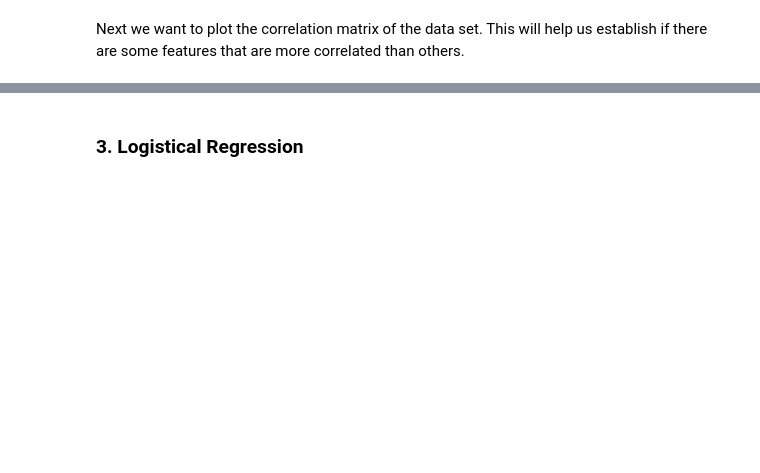
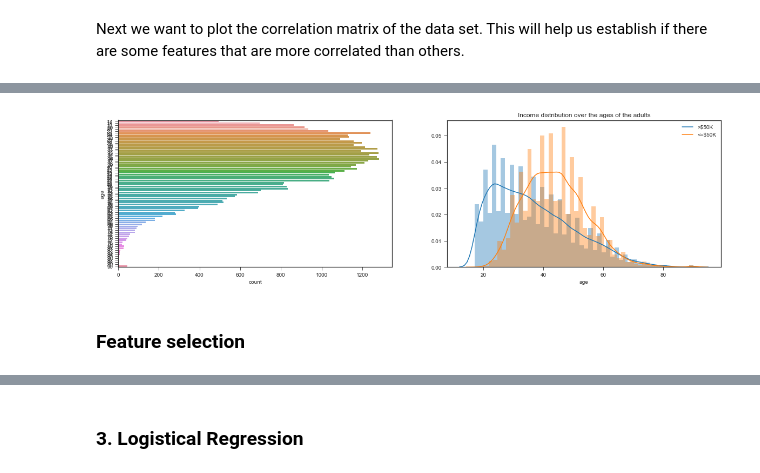
Before and after one commit to raresito/Penn-ML-Library-Project, a Jupyter notebook: Adult Data Set Analisys.ipynb, the cells around one changed output, grey strips where cells are left out. Cells and saved outputs as stored; diff of their text form; code cells hidden in the pictures; blank space fills up the shorter version.

```diff
--- a/Adult Data Set Analisys.ipynb
+++ b/Adult Data Set Analisys.ipynb
@@ -147,5 +282,0 @@ Given the obvious difference between the Singles and Couples, we are going to al
-# %%
-adult_data_frame[['marital-status','target']].groupby(['marital-status']).mean()
-adult_data_frame['marital-status'] = adult_data_frame['marital-status'].replace([0,3,4,5,6],'Single')
-adult_data_frame['marital-status'] = adult_data_frame['marital-status'].replace([1,2],'Couple')
-adult_data_frame[['marital-status','target']].groupby(['marital-status']).mean()
@@ -171,4 +282,0 @@ adult_data_frame[['marital-status','relationship','target']].groupby(['relations
-# %%
-#Reverting the marital-status column back to a number.
-b, c = np.unique(adult_data_frame['marital-status'], return_inverse=True)
-adult_data_frame['marital-status'] = c
@@ -227,0 +283,13 @@ Test dataset: (14653, 13)(14653,)
+# %%
+plt.style.use('seaborn-ticks')
+fig = plt.figure(figsize=(20,5))
+plt.subplot(1, 2, 1)
+sns.countplot(y="age", data=adult_data_frame)
+plt.subplot(1, 2, 2)
+sns.distplot(adult_data_frame[adult_data_frame['income'] == 1]['age'], kde_kws={"label": ">$50K"})
+sns.distplot(adult_data_frame[adult_data_frame['income'] == 0]['age'], kde_kws={"label": "<=$50K"}).set_title('Income distribution over the ages of the adults')
+plt.show()
+# %% [output]
+[figure, added]
+# %% [markdown]
+### Feature selection
```
Also changed, not shown: parts of 59 cells of this notebook, 3 other files.
